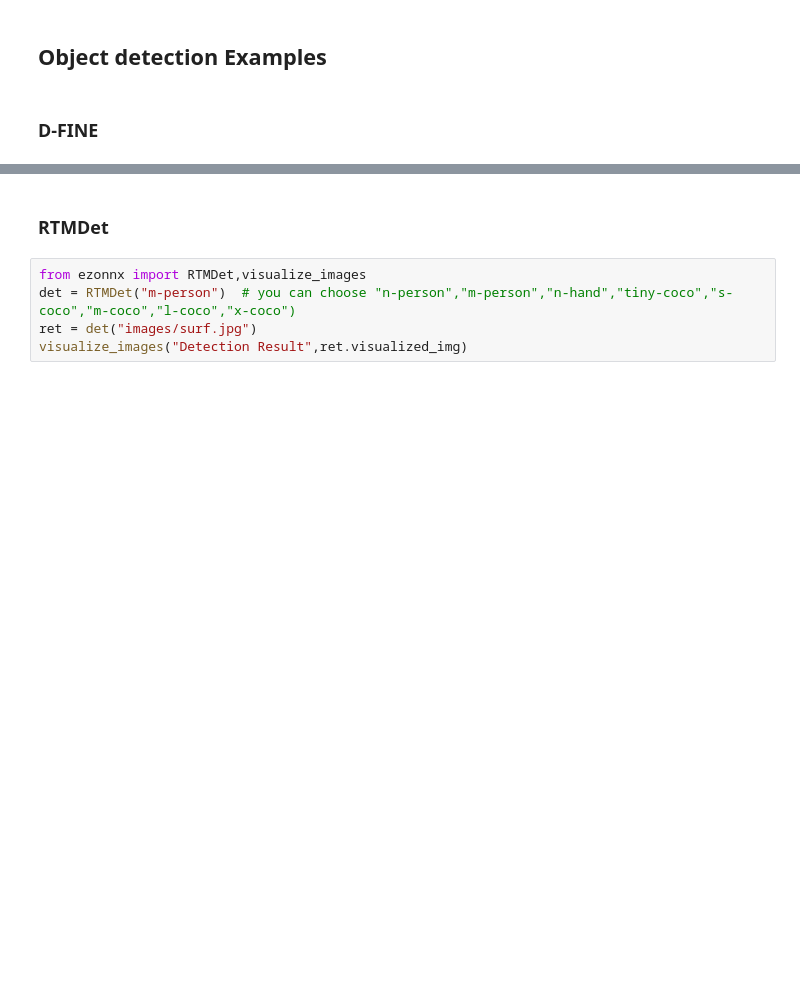
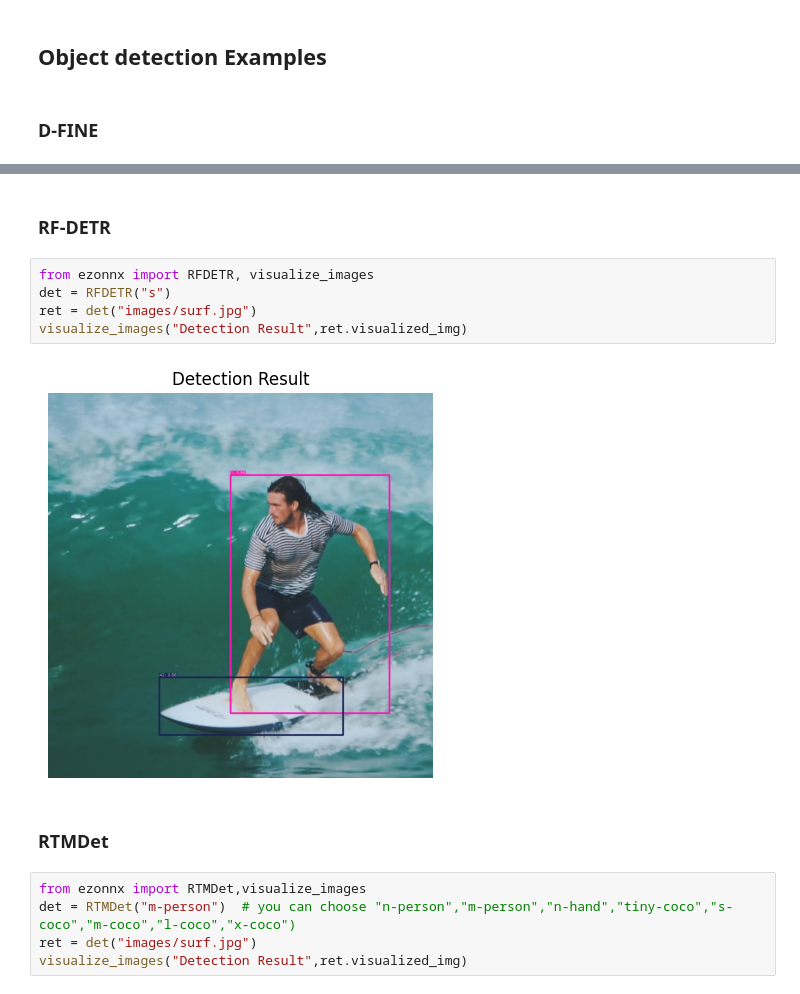
Before and after one commit to nomusanma/ezonnx-copy, a Jupyter notebook: examples/object_detection.ipynb, the cells around one changed output, grey strips where cells are left out. Drawn from its saved outputs; the diff is of its cells as text; blank space fills up the shorter version.

Commit message:
add rfdetr

```diff
--- a/examples/object_detection.ipynb
+++ b/examples/object_detection.ipynb
@@ -13,3 +12,12 @@ None of PyTorch, TensorFlow >= 2.0, or Flax have been found. Models won't be ava
+# %% [markdown]
+### RF-DETR
+# %%
+from ezonnx import RFDETR, visualize_images
+det = RFDETR("s")
+ret = det("images/surf.jpg")
+visualize_images("Detection Result",ret.visualized_img)
+# %% [output]
+[figure, added]
 # %% [markdown]
 ### RTMDet
 # %%
```
Also changed, not shown: parts of 4 cells of this notebook, 8 other files.
